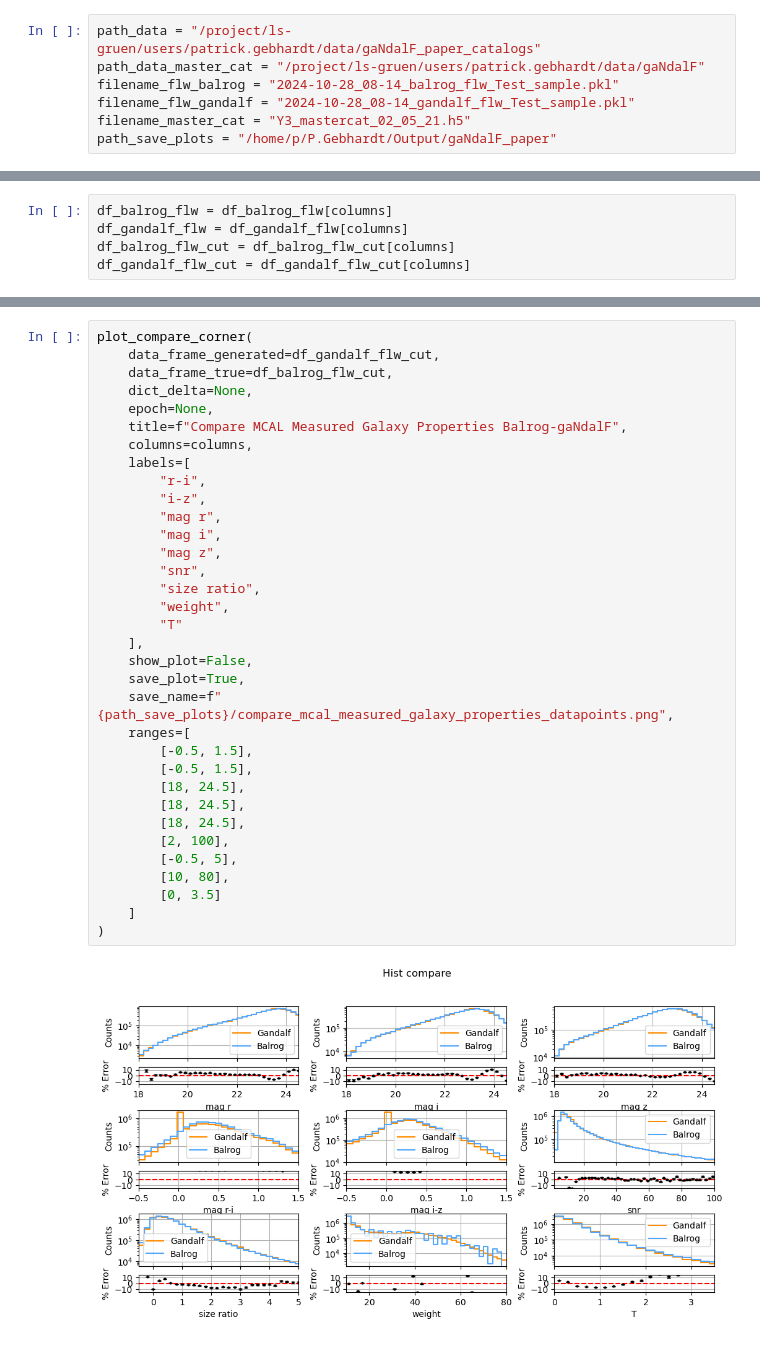
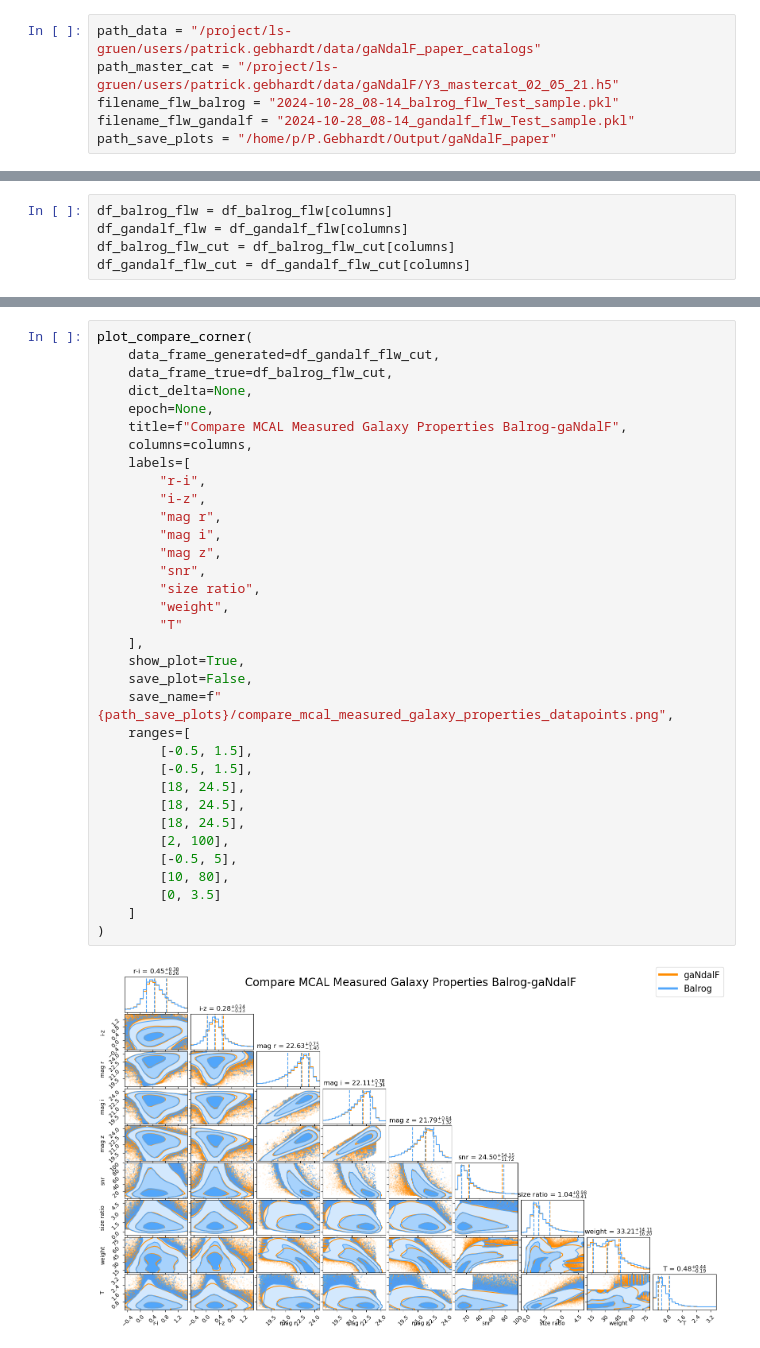
Before and after one commit to elmichelangelo/GalaxyFlow, a Jupyter notebook: LMU_gaNdalF_paper_flow_plots.ipynb, the cells around one changed output, grey strips where cells are left out. Saved outputs shown, nothing was run; the diff lists cells and outputs as text.

Commit message:
- work on paper plots on LMU cluster

```diff
--- a/LMU_gaNdalF_paper_flow_plots.ipynb
+++ b/LMU_gaNdalF_paper_flow_plots.ipynb
@@ -32,10 +32,9 @@ def check_idf_flux(data_frame):
     return data_frame
 # %%
 path_data = "/project/ls-gruen/users/patrick.gebhardt/data/gaNdalF_paper_catalogs"
-path_data_master_cat = "/project/ls-gruen/users/patrick.gebhardt/data/gaNdalF"
+path_master_cat = "/project/ls-gruen/users/patrick.gebhardt/data/gaNdalF/Y3_mastercat_02_05_21.h5"
 filename_flw_balrog = "2024-10-28_08-14_balrog_flw_Test_sample.pkl"
 filename_flw_gandalf = "2024-10-28_08-14_gandalf_flw_Test_sample.pkl"
-filename_master_cat = "Y3_mastercat_02_05_21.h5"
 path_save_plots = "/home/p/P.Gebhardt/Output/gaNdalF_paper"
 # %%
 columns=[
@@ -135,33 +184,33 @@ plot_compare_corner(
     data_frame_true=df_balrog_flw_cut,
     dict_delta=None,
     epoch=None,
     title=f"Compare MCAL Measured Galaxy Properties Balrog-gaNdalF",
     columns=columns,
     labels=[
         "r-i",
         "i-z",
         "mag r",
         "mag i",
         "mag z",
         "snr",
         "size ratio",
         "weight",
         "T"
     ],
-    show_plot=False,
-    save_plot=True,
+    show_plot=True,
+    save_plot=False,
     save_name=f"{path_save_plots}/compare_mcal_measured_galaxy_properties_datapoints.png",
     ranges=[
         [-0.5, 1.5],
         [-0.5, 1.5],
         [18, 24.5],
         [18, 24.5],
         [18, 24.5],
         [2, 100],
         [-0.5, 5],
         [10, 80],
         [0, 3.5]
     ]
 )
 # %% [output]
-[figure, old version]
+[figure, new version]
```
Also changed, not shown: parts of 7 cells of this notebook, 3 other files.
